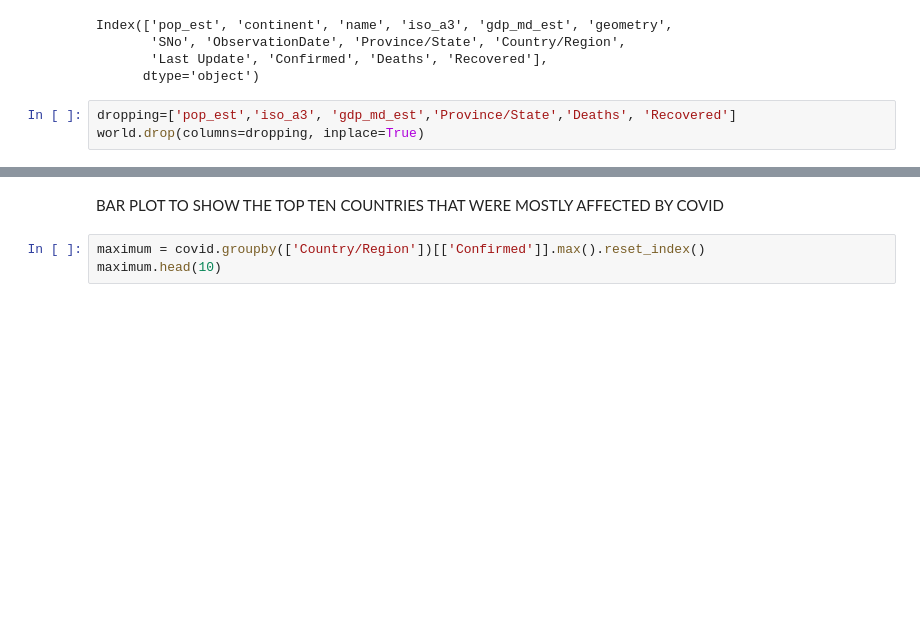
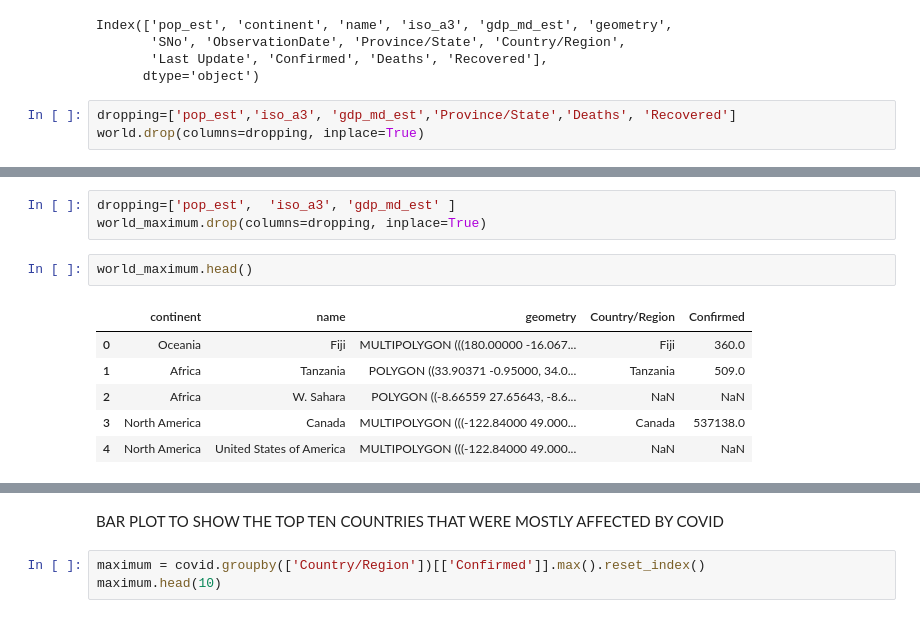
Before and after one commit to Mercymerine/Pandas-Analysis, a Jupyter notebook: project_covid.ipynb, the cells around one changed output, grey strips where cells are left out. Saved outputs shown, nothing was run; the diff lists cells and outputs as text; blank space fills up the shorter version.

```diff
--- a/project_covid.ipynb
+++ b/project_covid.ipynb
@@ -224,0 +314,12 @@ plt.show()
+# %%
+dropping=['pop_est',  'iso_a3', 'gdp_md_est' ]
+world_maximum.drop(columns=dropping, inplace=True)
+# %%
+world_maximum.head()
+# %% [output]
+|  | continent | name | geometry | Country/Region | Confirmed |
+| 0 | Oceania | Fiji | MULTIPOLYGON (((180.00000 -16.067... | Fiji | 360.0 |
+| 1 | Africa | Tanzania | POLYGON ((33.90371 -0.95000, 34.0... | Tanzania | 509.0 |
+| 2 | Africa | W. Sahara | POLYGON ((-8.66559 27.65643, -8.6... | NaN | NaN |
+| 3 | North America | Canada | MULTIPOLYGON (((-122.84000 49.000... | Canada | 537138.0 |
+| 4 | North America | United States of America | MULTIPOLYGON (((-122.84000 49.000... | NaN | NaN |
```
Also changed, not shown: parts of 13 cells of this notebook.
